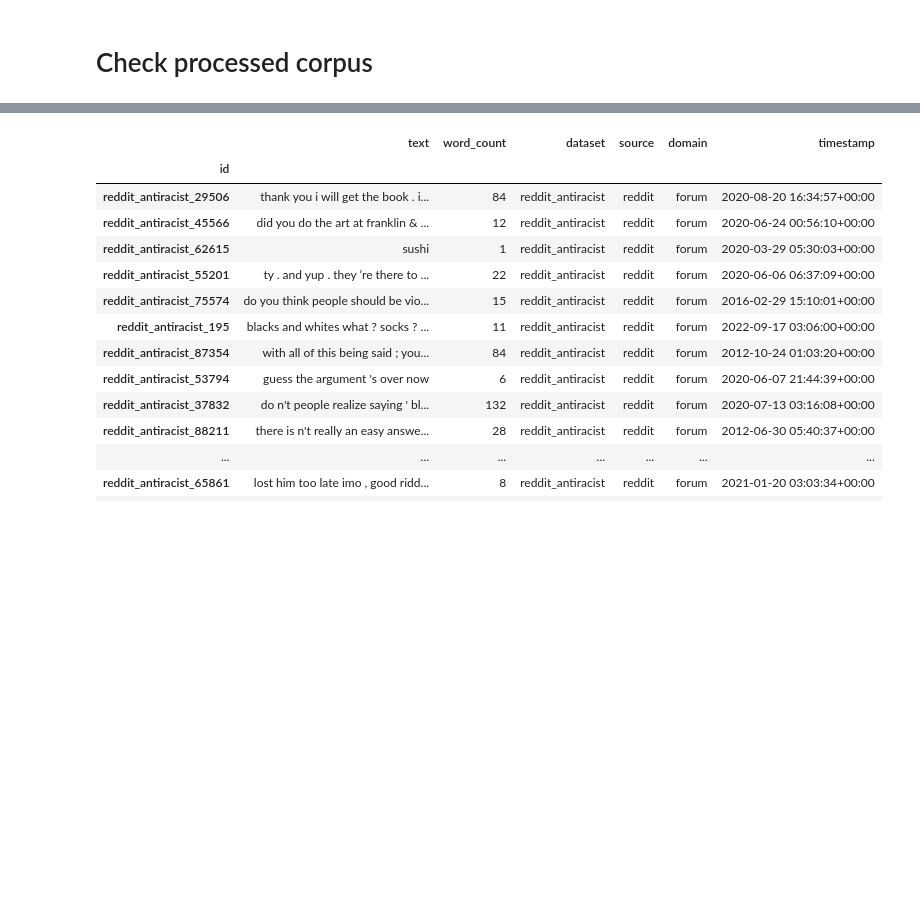
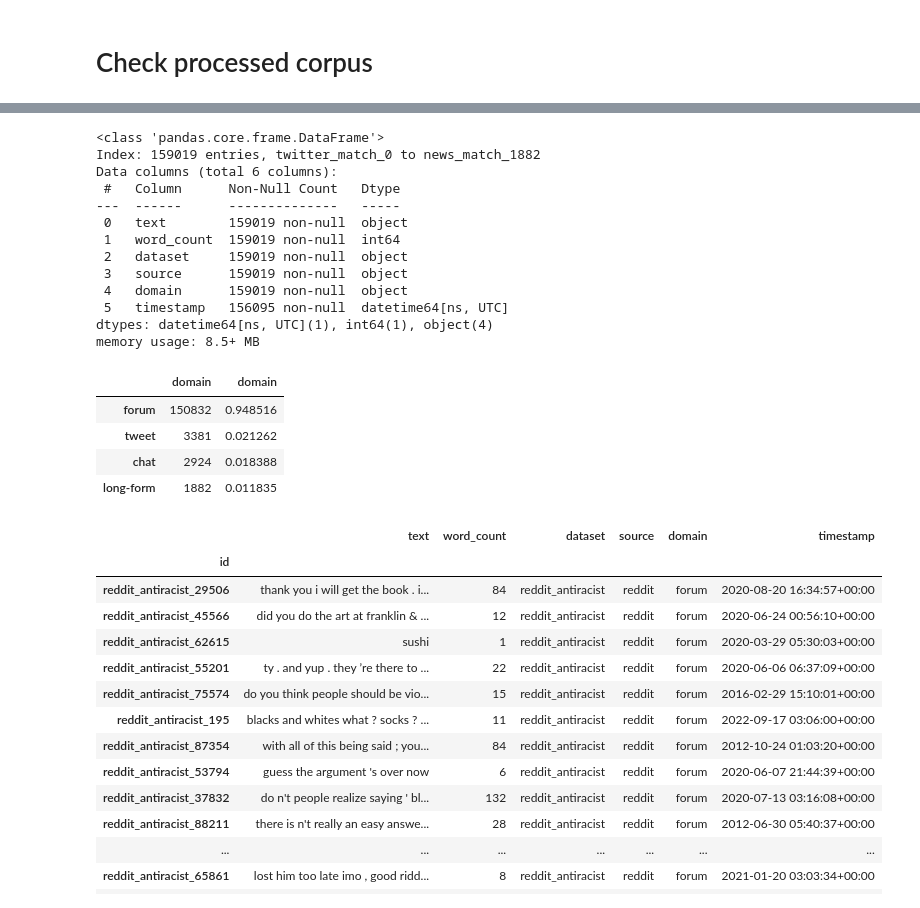
Before and after one commit to michaelmilleryoder/white_supremacist_lang, a Jupyter notebook: jupyter/corpus_stats.ipynb, the cells around one changed output, grey strips where cells are left out. Saved outputs shown, nothing was run; the diff lists cells and outputs as text; code cells hidden in the pictures; blank space fills up the shorter version.

```diff
--- a/jupyter/corpus_stats.ipynb
+++ b/jupyter/corpus_stats.ipynb
@@ -32,3 +31,28 @@ Name: dataset, dtype: int64
+# %%
+# Load corresponding neutral corpus to compare domain distribution
+path = '../tmp/neutral_train_6topic_corpus.pkl'
+neutral_data = pd.read_pickle(path)
+neutral_data.info()
+pd.concat([neutral_data.domain.value_counts(), neutral_data.domain.value_counts(normalize=True)], axis=1)
+# %% [output]
+<class 'pandas.core.frame.DataFrame'>
+Index: 159019 entries, twitter_match_0 to news_match_1882
+Data columns (total 6 columns):
+ #   Column      Non-Null Count   Dtype
+---  ------      --------------   -----
+ 0   text        159019 non-null  object
+ 1   word_count  159019 non-null  int64
+ 2   dataset     159019 non-null  object
+ 3   source      159019 non-null  object
+ 4   domain      159019 non-null  object
+ 5   timestamp   156095 non-null  datetime64[ns, UTC]
+dtypes: datetime64[ns, UTC](1), int64(1), object(4)
+memory usage: 8.5+ MB
+|  | domain | domain |
+| forum | 150832 | 0.948516 |
+| tweet | 3381 | 0.021262 |
+| chat | 2924 | 0.018388 |
+| long-form | 1882 | 0.011835 |
 # %%
 pd.set_option('display.max_colwidth', None)
 data.sample(20)
```
Also changed, not shown: parts of 12 cells of this notebook.
